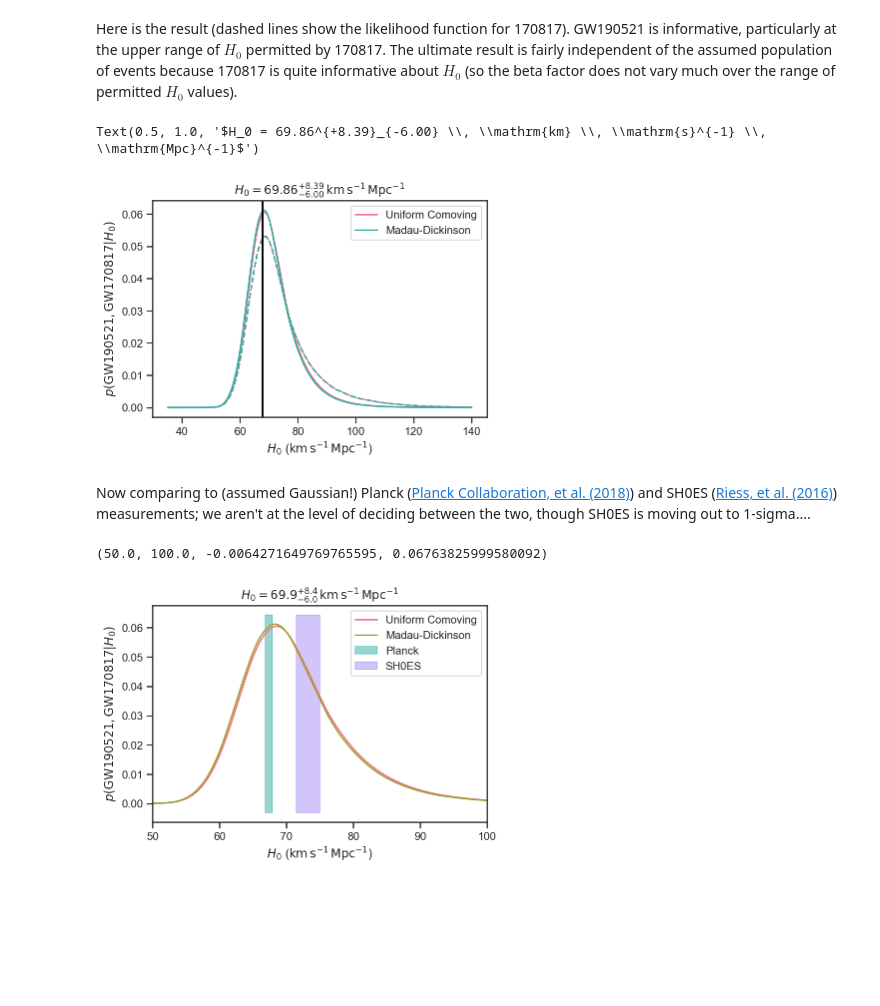
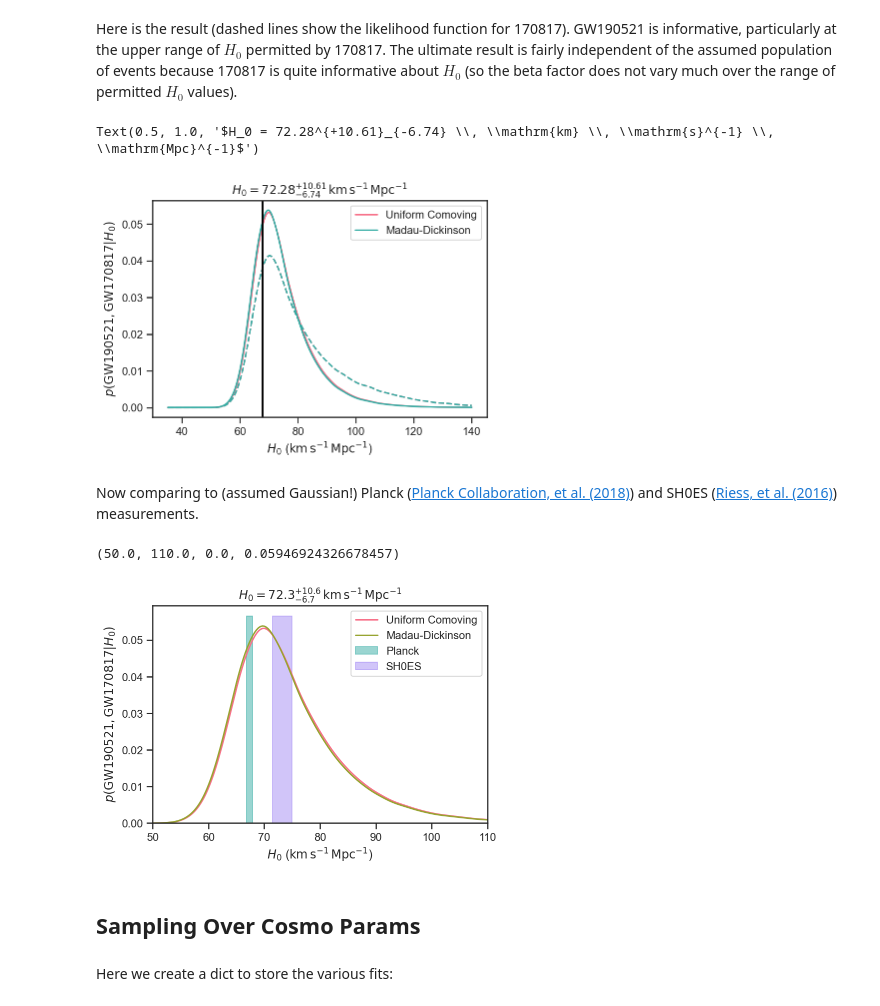
Before and after one commit to farr/GW190521Sky, a Jupyter notebook: CounterpartSky.ipynb, the cells around one changed output. Saved outputs shown, nothing was run; the diff lists cells and outputs as text; code cells hidden in the pictures; blank space fills up the shorter version.

Commit message:
WIP on emcee sampling.

```diff
--- a/CounterpartSky.ipynb
+++ b/CounterpartSky.ipynb
@@ -383,0 +392,11 @@ The likelihood as a function of $H_0$ appears below:
+# %%
+figure()
+r = 3 # deg
+sel = np.sqrt(np.square((ra - samples['ra'])*cos(dec)) + np.square((dec - samples['dec']))) < r*pi/180.0
+k = ss.gaussian_kde(samples['luminosity_distance'][sel])
+ps = (k(ds) + k(-ds))/(ds*ds) # Reflect about d = 0 boundary
+ps[0] = 0.0 # Singularity at d = 0
+pps = ps / trapz(ps, ds)
+plot(ds, pps)
+xlabel(r'$d_L$ ($\mathrm{Mpc}$)')
+ylabel(r'$p\left( d_\mathrm{GW} \mid d_L, \mathrm{RA}=\alpha, \mathrm{DEC}=\delta \right)$')
@@ -427,7 +443,7 @@ betas_unif = []
 prior_unif = []
 for H in tqdm(H0s):
     c = cosmo.FlatLambdaCDM(H*u.km/u.s/u.Mpc, Planck15.Om0)
-    pz = Planck15.differential_comoving_volume(zs).to(u.Gpc**3/u.sr).value/(1+zs)
+    pz = c.differential_comoving_volume(zs).to(u.Gpc**3/u.sr).value/(1+zs)
     pz /= trapz(pz, zs)
     prior_unif.append(interp(zcounter, zs, pz))
     cz = cumtrapz(pz, zs, initial=0)
@@ -442,7 +458,7 @@ betas_MD = []
 prior_MD = []
 for H in tqdm(H0s):
     c = cosmo.FlatLambdaCDM(H*u.km/u.s/u.Mpc, Planck15.Om0)
-    pz = (1+zs)**2.7/(1 + ((1+zs)/(1+1.9))**5.6)*Planck15.differential_comoving_volume(zs).to(u.Gpc**3/u.sr).value/(1+zs)
+    pz = (1+zs)**2.7/(1 + ((1+zs)/(1+1.9))**5.6)*c.differential_comoving_volume(zs).to(u.Gpc**3/u.sr).value/(1+zs)
     pz /= trapz(pz, zs)
     prior_MD.append(interp(zcounter, zs, pz))
     cz = cumtrapz(pz, zs, initial=0)
@@ -574,7 +603,7 @@ Estimating the posterior density from [Abbott, et al. (2017)](http://doi.org/10.
 # %%
 k = ss.gaussian_kde(BNS_H0['H0_samples'])
-p170817_unif = k(H0_of_d) * H0_of_d * interp(H0_of_d, H0s, prior_unif_170817) / interp(H0_of_d, H0s, betas_unif_170817)
-p170817_MD = k(H0_of_d) * H0_of_d * interp(H0_of_d, H0s, prior_MD_170817) / interp(H0_of_d, H0s, betas_MD_170817)
+p170817_unif = k(H0_of_d) * H0_of_d
+p170817_MD = k(H0_of_d) * H0_of_d
 
 p170817_unif /= trapz(p170817_unif, H0_of_d)
 p170817_MD /= trapz(p170817_MD, H0_of_d)
@@ -608,32 +637,34 @@ l = interp(0.16, c_joint_MD, H0_of_d)
 
 title(r'$H_0 = {:.2f}^{{+{:.2f}}}_{{-{:.2f}}} \, \mathrm{{km}} \, \mathrm{{s}}^{{-1}} \, \mathrm{{Mpc}}^{{-1}}$'.format(m, h-m, m-l))
 # %% [output]
-Text(0.5, 1.0, '$H_0 = 69.86^{+8.39}_{-6.00} \\, \\mathrm{km} \\, \\mathrm{s}^{-1} \\, \\mathrm{Mpc}^{-1}$')
+Text(0.5, 1.0, '$H_0 = 72.28^{+10.61}_{-6.74} \\, \\mathrm{km} \\, \\mathrm{s}^{-1} \\, \\mathrm{Mpc}^{-1}$')
-[figure, old version]
+[figure, new version]
 # %% [markdown]
-Now comparing to (assumed Gaussian!) Planck ([Planck Collaboration, et al. (2018)](http://doi.org/10.1051/0004-6361/201833910)) and SH0ES ([Riess, et al. (2016)](http://doi.org/10.3847/0004-637x/826/1/56)) measurements; we aren't at the level of deciding between the two, though SH0ES is moving out to 1-sigma....
+Now comparing to (assumed Gaussian!) Planck ([Planck Collaboration, et al. (2018)](http://doi.org/10.1051/0004-6361/201833910)) and SH0ES ([Riess, et al. (2016)](http://doi.org/10.3847/0004-637x/826/1/56)) measurements.
 # %%
 with sns.color_palette('husl', n_colors=4):
     l, = plot(H0_of_d, p_joint_unif, label='Uniform Comoving')
     l, = plot(H0_of_d, p_joint_MD, label='Madau-Dickinson')
 
     ymin, ymax = gca().get_ylim()
 
     fill_betweenx([ymin, ymax], 67.36-0.54, 67.36+0.54, label='Planck', alpha=0.5, color=sns.color_palette()[2])
     fill_betweenx([ymin, ymax], 73.24-1.74, 73.24+1.74, label='SH0ES', alpha=0.5, color=sns.color_palette()[3])
 
     xlabel(r'$H_0$ ($\mathrm{km} \, \mathrm{s}^{-1} \, \mathrm{Mpc}^{-1}$)')
     ylabel(r'$p\left( \mathrm{GW190521}, \mathrm{GW170817} | H_0 \right)$')
     legend(loc='best')
 
 c_joint_MD = cumtrapz(p_joint_MD, H0_of_d, initial=0)
 m = interp(0.5, c_joint_MD, H0_of_d)
 h = interp(0.84, c_joint_MD, H0_of_d)
 l = interp(0.16, c_joint_MD, H0_of_d)
 
 title(r'$H_0 = {:.1f}^{{+{:.1f}}}_{{-{:.1f}}} \, \mathrm{{km}} \, \mathrm{{s}}^{{-1}} \, \mathrm{{Mpc}}^{{-1}}$'.format(m, h-m, m-l))
 
-axis(xmin=50, xmax=100)
+axis(xmin=50, xmax=110, ymin=0)
 # %% [output]
-(50.0, 100.0, -0.0064271649769765595, 0.06763825999580092)
+(50.0, 110.0, 0.0, 0.05946924326678457)
-[figure, old version]
+[figure, new version]
+# %% [markdown]
+## Sampling Over Cosmo Params
@@ -639,0 +757,2 @@ axis(xmin=50, xmax=100)
+# %% [markdown]
+Here we create a dict to store the various fits:
```
Also changed, not shown: parts of 33 cells of this notebook.
